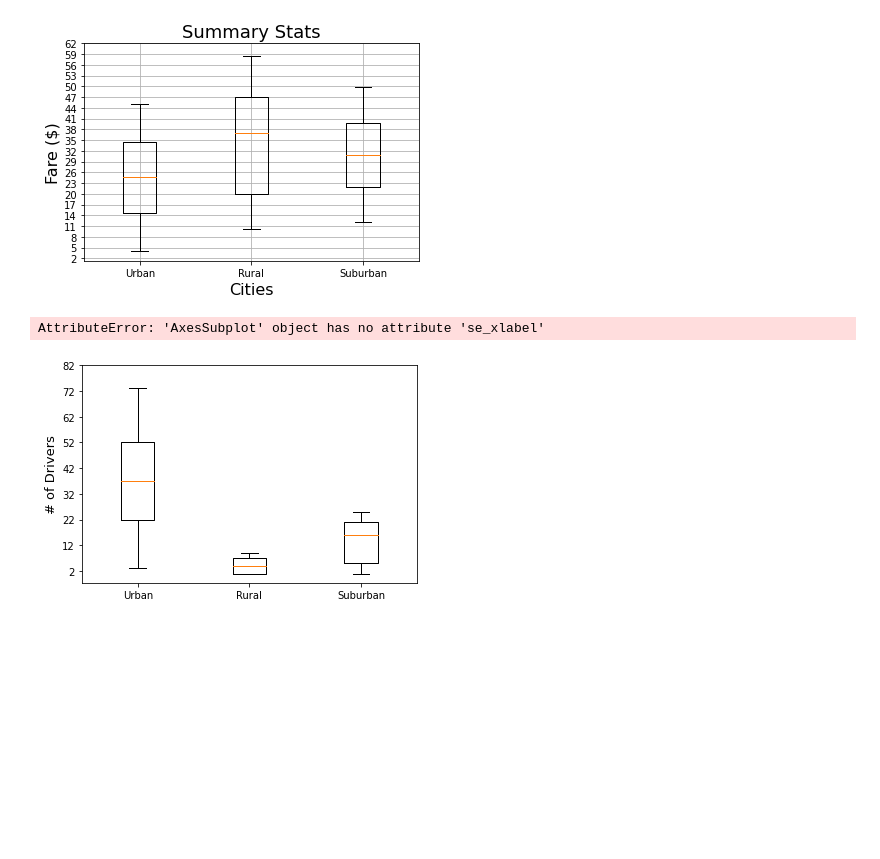
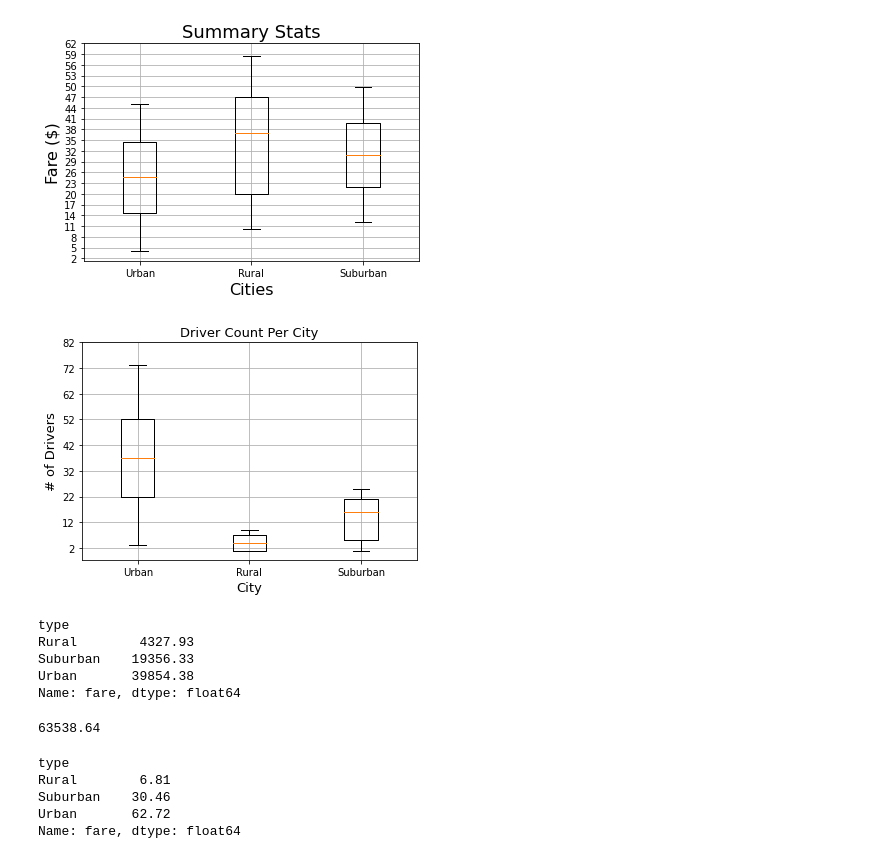
Before and after one commit to lopez-Luis89/PyBer_Analysis, a Jupyter notebook: Pyber1.ipynb, the cells around one changed output. Cells and saved outputs as stored; diff of their text form; code cells hidden in the pictures; blank space fills up the shorter version.

```diff
--- a/Pyber1.ipynb
+++ b/Pyber1.ipynb
@@ -431,12 +431,13 @@ Name: fare, dtype: float64
 # %%
 x_labels = ['Urban','Rural', 'Suburban']
 fig, ax = plt.subplots()
 ax.boxplot([urban_drivers, rural_drivers, suburban_drivers], labels = x_labels)
 ax.set_yticks(np.arange(2,85,step = 10))
 ax.set_ylabel('# of Drivers', size = 13)
-ax.se_xlabel('Citys', size = 13)
+ax.set_xlabel('City', size = 13)
 ax.grid()
 ax.set_title('Driver Count Per City', size = 13)
+plt.savefig('Whisker Driver')
+plt.show()
 # %% [output]
-AttributeError: 'AxesSubplot' object has no attribute 'se_xlabel'
-[figure, old version]
+[figure, new version]
@@ -442,0 +446,23 @@ AttributeError: 'AxesSubplot' object has no attribute 'se_xlabel'
+# %%
+sum_fares_by_type = city_ride_data_df.groupby(["type"]).sum()["fare"]
+sum_fares_by_type
+# %% [output]
+type
+Rural        4327.93
+Suburban    19356.33
+Urban       39854.38
+Name: fare, dtype: float64
+# %%
+total_fare = city_ride_data_df['fare'].sum()
+total_fare
+# %% [output]
+63538.64
+# %%
+percentages_fares = sum_fares_by_type / total_fare * 100
+round(percentages_fares,2)
+# %% [output]
+type
+Rural        6.81
+Suburban    30.46
+Urban       62.72
+Name: fare, dtype: float64
```
Also changed, not shown: parts of 2 cells of this notebook, 1 other file.
